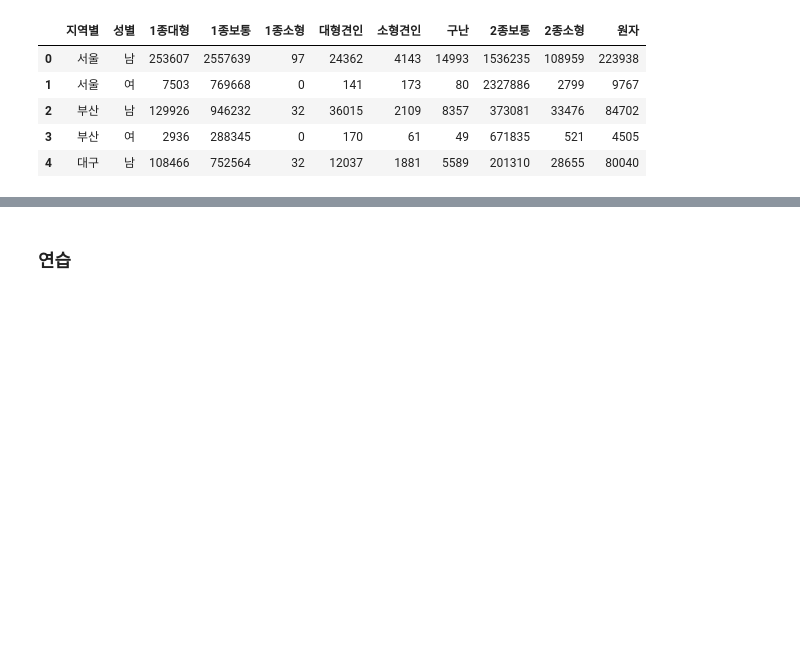
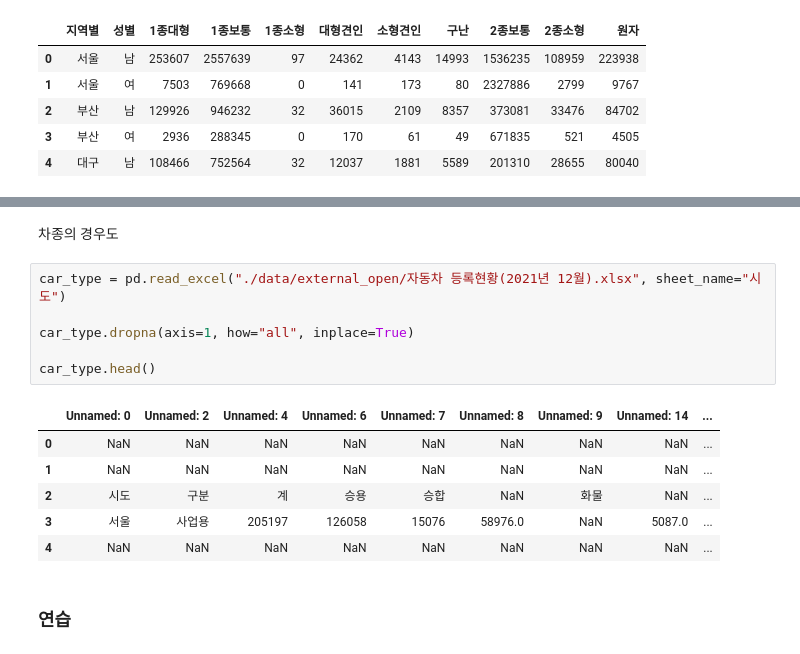
Before and after one commit to nyeokinyeoki/dacon_accident, a Jupyter notebook: accident.ipynb, the cells around one changed output, grey strips where cells are left out. Saved outputs shown, nothing was run; the diff lists cells and outputs as text; blank space fills up the shorter version.

```diff
--- a/accident.ipynb
+++ b/accident.ipynb
@@ -1066,3 +1085,18 @@ result = chi2_contingency()
+# %% [markdown]
+차종의 경우도
+# %%
+car_type = pd.read_excel("./data/external_open/자동차 등록현황(2021년 12월).xlsx", sheet_name="시도")
+
+car_type.dropna(axis=1, how="all", inplace=True)
+
+car_type.head()
+# %% [output]
+|  | Unnamed: 0 | Unnamed: 2 | Unnamed: 4 | Unnamed: 6 | Unnamed: 7 | Unnamed: 8 | Unnamed: 9 | Unnamed: 14 | ... |
+| 0 | NaN | NaN | NaN | NaN | NaN | NaN | NaN | NaN | ... |
+| 1 | NaN | NaN | NaN | NaN | NaN | NaN | NaN | NaN | ... |
+| 2 | 시도 | 구분 | 계 | 승용 | 승합 | NaN | 화물 | NaN | ... |
+| 3 | 서울 | 사업용 | 205197 | 126058 | 15076 | 58976.0 | NaN | 5087.0 | ... |
+| 4 | NaN | NaN | NaN | NaN | NaN | NaN | NaN | NaN | ... |
 # %% [markdown]
 ### 연습
 # %%
```
Also changed, not shown: parts of 8 cells of this notebook, 1 other file.
